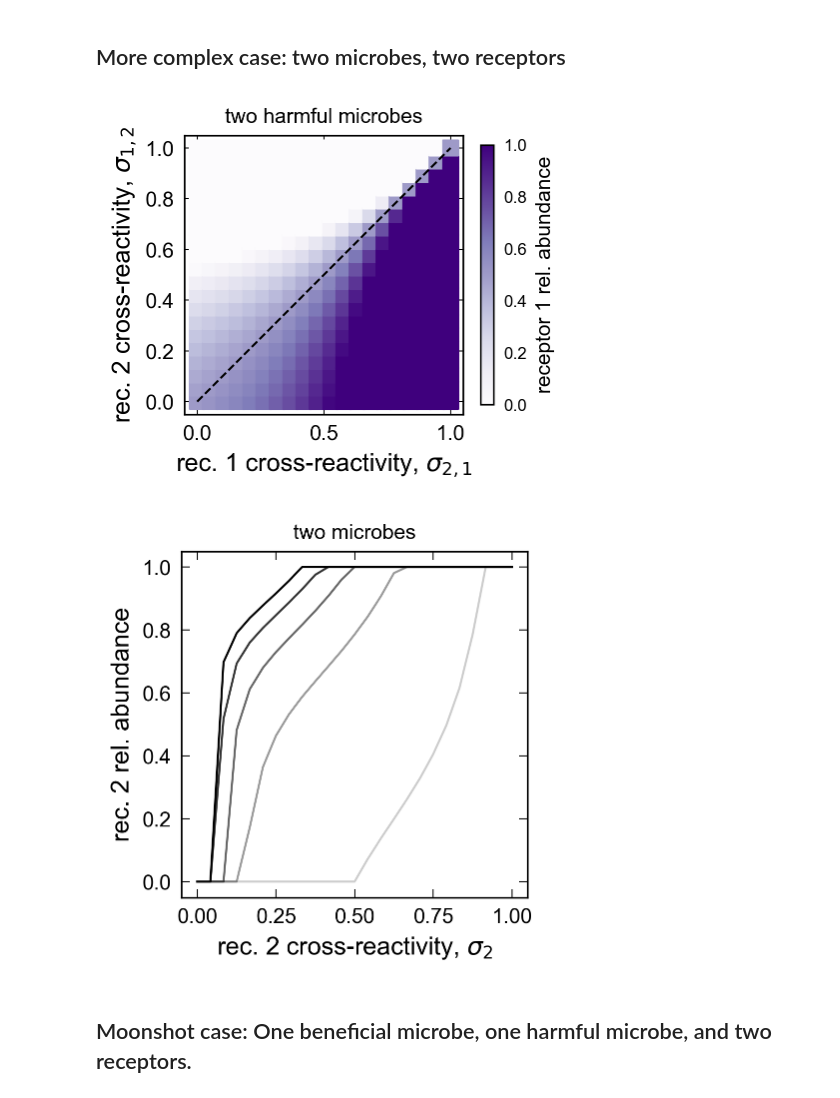
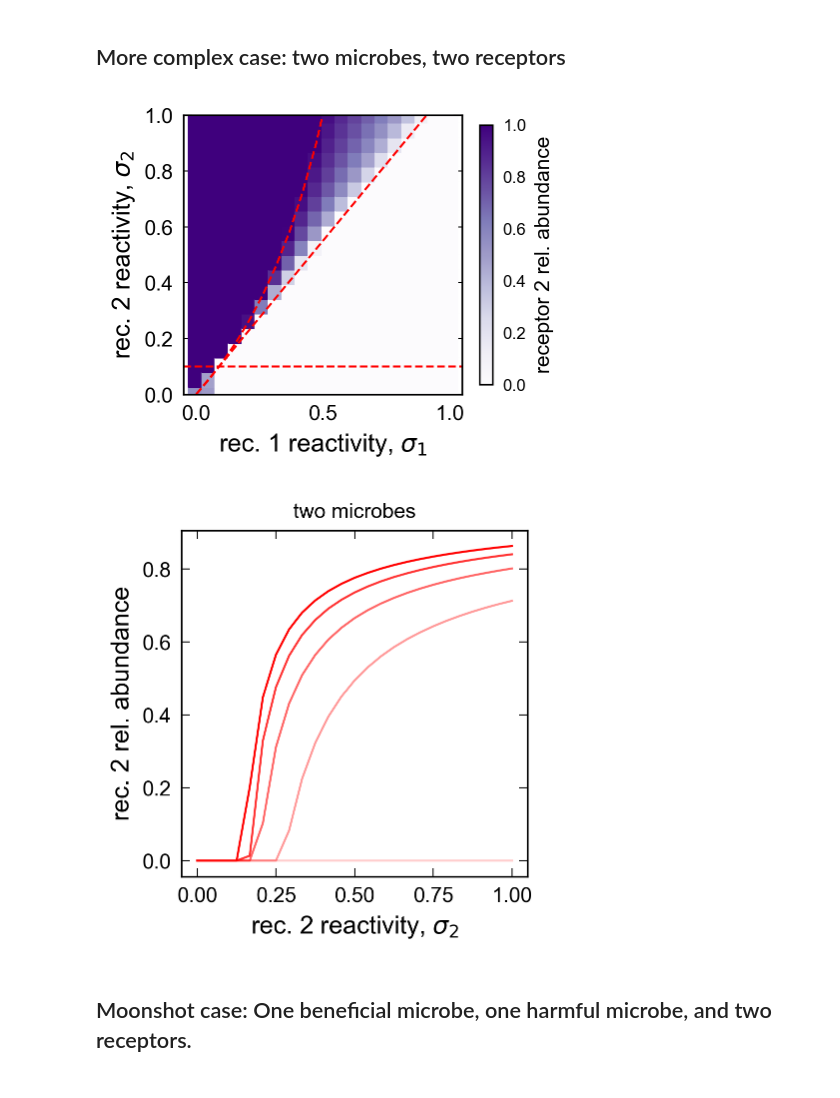
Before and after one commit to obinna-ukogu/gutimmune, a Jupyter notebook: explore-microbiome-genetic-structure.ipynb, the cells around one changed output. Cells and saved outputs as stored; diff of their text form; code cells hidden in the pictures.

```diff
--- a/explore-microbiome-genetic-structure.ipynb
+++ b/explore-microbiome-genetic-structure.ipynb
@@ -60,12 +60,12 @@ def single_receptor(beta, sigma = 1, h = 1.0, n = 1.0):
 ## Simplest case: one microbe, one receptor
 # %%
 # Plot numerical values and analytic values verus beta
-fig, (ax1, ax2) = plt.subplots(1, 2, dpi = 150, figsize=(5, 2))
+fig, (ax1, ax2) = plt.subplots(1, 2, dpi = 150, figsize=(6, 3))
 
-ns = np.logspace(-1, 1, 11)
-for i, p in enumerate(ns):
+hs = np.linspace(0, 5, 11)
+for i, p in enumerate(hs):
 
-    res = minimize(objective, args = (1.0, np.array(Sigma), h, np.array([p]), np.zeros(1)),
+    res = minimize(objective, args = (1.0, np.array(Sigma), np.array([p]), n, np.zeros(1)),
                  x0 = [0.1],
                  tol=tol,
                  constraints = LinearConstraint([1.0], 0.0, np.inf))
@@ -73,18 +73,20 @@ for i, p in enumerate(ns):
     ax1.scatter(p, res.x, c= 'black', label = "numeric" if i == 0 else '')
     ls = np.linspace(-0.5, res.x + 10, 20)
 
-    ax2.plot(ls, np.array([objective(j, 1.0, Sigma, h, np.array([p]), np.zeros(1)) for j in ls]), 'k', alpha = (i + 1)/len(ns))
+    ax2.plot(ls, np.array([objective(j, 1.0, Sigma, np.array([p]), n, np.zeros(1)) for j in ls]), 'k', alpha = (i + 1)/len(hs))
     ax2.scatter(res.x, res.fun, color = 'red', s = 5, zorder = 2, label = "minima" if i == 0 else '')
 
-ax1.plot(ns, np.array([single_receptor(n=j, beta = 1.0) for j in ns]), label = "analytic")
+ax1.plot(hs, np.array([single_receptor(n=j, beta = 1.0) for j in hs]), label = "analytic")
 #ax1.title.set_text(r'one microbe, one receptor')
 
-ax1.set(ylabel=r'receptor abundance, $\lambda$',xlabel=r'harmfulness, $hn$')
+ax1.set(ylabel=r'receptor abundance, $\lambda$',xlabel=r'harm per microbe, $h$')
 ax1.minorticks_off()
 ax1.legend()
-ax2.set(xlabel=r'receptor abundance, $\lambda$',ylabel=r'objective, $h_\mu G_\mu + \beta \lambda$')
+ax1.set_box_aspect(1)
+ax2.set(xlabel=r'receptor abundance, $\lambda^*$',ylabel=r'objective, $h_\mu G_\mu + \beta \lambda$')
 ax2.legend()
 ax2.minorticks_off()
+ax2.set_box_aspect(1)
 fig.subplots_adjust(wspace=0.50, hspace=0.0)
 
 fig.savefig('_figs/fig1_one_microbe_one_receptor'+'.png', dpi=300, bbox_inches='tight')
@@ -134,52 +133,58 @@ obj_opts = []
 rec_num_opts = []
 X_opts = []
 avg_Sigmas = []
-cross_sigmas = np.array(np.meshgrid(np.linspace(0,1, 20),np.linspace(0,1,20))).T.reshape(-1,2)
+h1,h2 = 1.0, 0.1
+sigmas = np.linspace(0,1, 20)
+cross_sigmas = np.array(np.meshgrid(sigmas, sigmas)).T.reshape(-1,2)
 
 for cs in cross_sigmas:
 
-    Sigma = np.eye(2)
-    Sigma[1,0], Sigma[0,1] = cs
+    Sigma = np.array([[cs[0], cs[1]],[cs[0], 0.0]])
 
     # Minimize harm
-    res_harm = minimize(objective, args = (beta, Sigma, np.ones(2)/2, np.ones(2), np.zeros(2)),
+    res_harm = minimize(objective, args = (beta, Sigma, [h1, h2], np.ones(2), np.zeros(2)),
              x0 = np.ones(2).tolist(),
              tol=tol,
              constraints = LinearConstraint(np.eye(2), 0.0, np.inf))
 
     lam_opts.append(res_harm.x)
     obj_opts.append(res_harm.fun)
     rec_num_opts.append(np.sum(res_harm.x > tol))
     X_opts.append(Sigma.dot(res_harm.x))
 
 # Show that conditions are satisfied
 fig, ax1 = plt.subplots(1, 1, dpi = 150, figsize=(3, 3))
 size = 50
 
 im1 = ax1.scatter(cross_sigmas[:,0], cross_sigmas[:,1],
-                 c = np.vstack(lam_opts)[:,0] /(np.vstack(lam_opts)[:,0] + np.vstack(lam_opts)[:,1]),
+                 c = np.vstack(lam_opts)[:,1] /(np.vstack(lam_opts)[:,0] + np.vstack(lam_opts)[:,1]),
                  cmap = 'Purples', marker = 's', norm = mpl.colors.Normalize(vmin = 0, vmax = 1),
                  s = size)
 
-ax1.plot(np.linspace(0,1, 10), np.linspace(0,1, 10), 'k--')
+ax1.plot(sigmas, sigmas*(n*h1 + n*h2)/(n*h1), '--', color = 'red')
+ax1.plot(sigmas[sigmas < beta/(n*h2)], sigmas[sigmas < beta/(n*h2)]/(1 - n*h2*sigmas[sigmas < beta/(n*h2)]/beta),
+         '--', color = 'red')
+ax1.axhline(y = beta/(n*h1), color = 'red', linestyle = '--')
 
-ax1.set_title(r'two harmful microbes', fontsize = 10)
+ax1.set_ylim(0,1)
+# ax1.set_title(r'two harmful microbes', fontsize = 10)
 cb1 = fig.colorbar(im1, ax=ax1, orientation='vertical', shrink = 0.75, pad = 0.05)
-cb1.set_label("receptor 1 rel. abundance", fontsize = 10)
+cb1.set_label("receptor 2 rel. abundance", fontsize = 10)
 cb1.ax.tick_params(labelsize=8)
-ax1.set(xlabel=r'rec. 1 cross-reactivity, $\sigma_{2,1}$',ylabel=r'rec. 2 cross-reactivity, $\sigma_{1,2}$')
+ax1.set(xlabel=r'rec. 1 reactivity, $\sigma_{1}$',ylabel=r'rec. 2 reactivity, $\sigma_{2}$')
 ax1.minorticks_off()
 ax1.set_box_aspect(1)
 
 fig.savefig('_figs/fig2_receptor-cross-2d'+'.png', dpi=300, bbox_inches='tight')
 # %% [output]
-[figure, old version]
+[figure, new version]
 # %%
-# Study impact of microbe harmfulness on cross-reactivity results
+# Study impact of microbe harm per microbe on cross-reactivity results
 fig, ax1 = plt.subplots(1, 1, dpi = 150, figsize=(3, 3))
 size = 50
 
-conserved_sigmas = np.linspace(0,1, 25)
+sigmas = np.linspace(0,1, 25)
+h2 = 1.0
 
 for i, hs in enumerate(np.linspace(0.1,2,5)):
     lam_opts = []
@@ -187,13 +192,12 @@ for i, hs in enumerate(np.linspace(0.1,2,5)):
     rec_num_opts = []
     X_opts = []
     avg_Sigmas = []
-    for cs in conserved_sigmas:
+    for cs in sigmas:
 
-        Sigma = np.eye(2)
-        Sigma[0,1], Sigma[1,1] = cs, cs
+        Sigma = np.array([[0.1, cs],[0.1, 0.0]])
 
         # Minimize harm
-        res_harm = minimize(objective, args = (beta, Sigma, [1.0, hs], np.ones(2), np.zeros(2)),
+        res_harm = minimize(objective, args = (beta, Sigma, [hs, h2], np.ones(2), np.zeros(2)),
                  x0 = np.ones(2).tolist(),
                  tol=1e-8,
                  constraints = LinearConstraint(np.eye(2), 0.0, np.inf))
@@ -203,15 +207,15 @@ for i, hs in enumerate(np.linspace(0.1,2,5)):
         rec_num_opts.append(np.sum(res_harm.x > 1e-8))
         X_opts.append(Sigma.dot(res_harm.x))
 
-    ax1.plot(conserved_sigmas, np.vstack(lam_opts)[:,1] /(np.vstack(lam_opts)[:,0] + np.vstack(lam_opts)[:,1]), color = 'black', alpha = (i + 1)/5) #label = r'$\frac{h_2}{h_1} =$'+str(hs))
+    ax1.plot(sigmas, np.vstack(lam_opts)[:,1] /(np.vstack(lam_opts)[:,0] + np.vstack(lam_opts)[:,1]), color = 'red', alpha = (i + 1)/5) #label = r'$\frac{h_2}{h_1} =$'+str(hs))
 
 ax1.set_title(r'two microbes', fontsize = 10)
-ax1.set(xlabel=r'rec. 2 cross-reactivity, $\sigma_{2}$',ylabel=r'rec. 2 rel. abundance')
+ax1.set(xlabel=r'rec. 2 reactivity, $\sigma_{2}$',ylabel=r'rec. 2 rel. abundance')
 ax1.minorticks_off()
 ax1.set_box_aspect(1)
 fig.savefig('_figs/fig3_conserved-receptor-2d'+'.png', dpi=300, bbox_inches='tight')
 # %% [output]
-[figure, old version]
+[figure, new version]
 # %% [markdown]
 ## Moonshot case: One beneficial microbe, one harmful microbe, and two receptors.
 # %%
```
Also changed, not shown: parts of 3 cells of this notebook, 9 other files.
